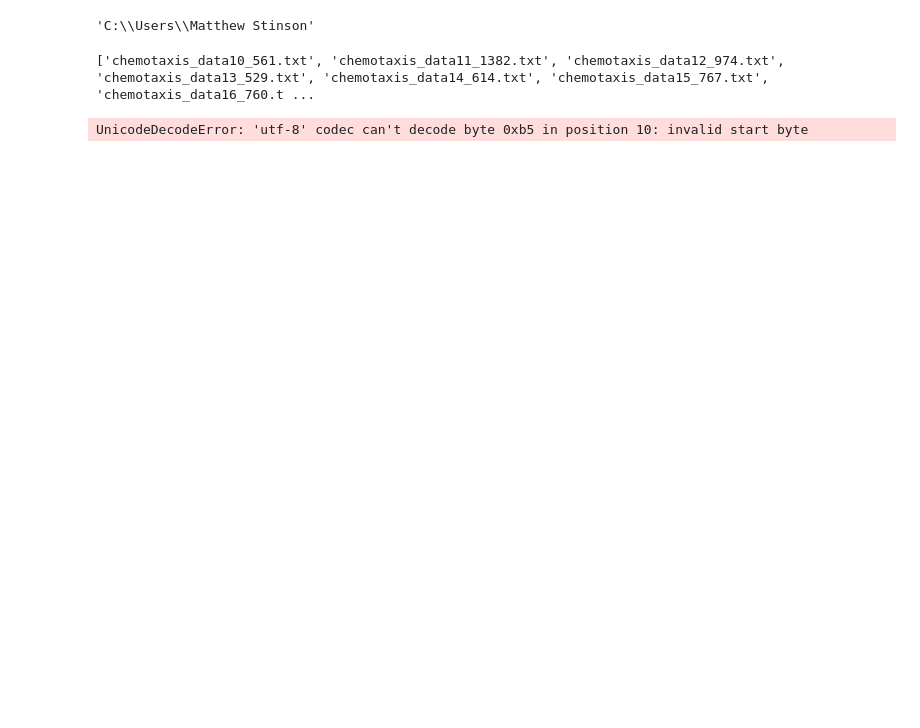
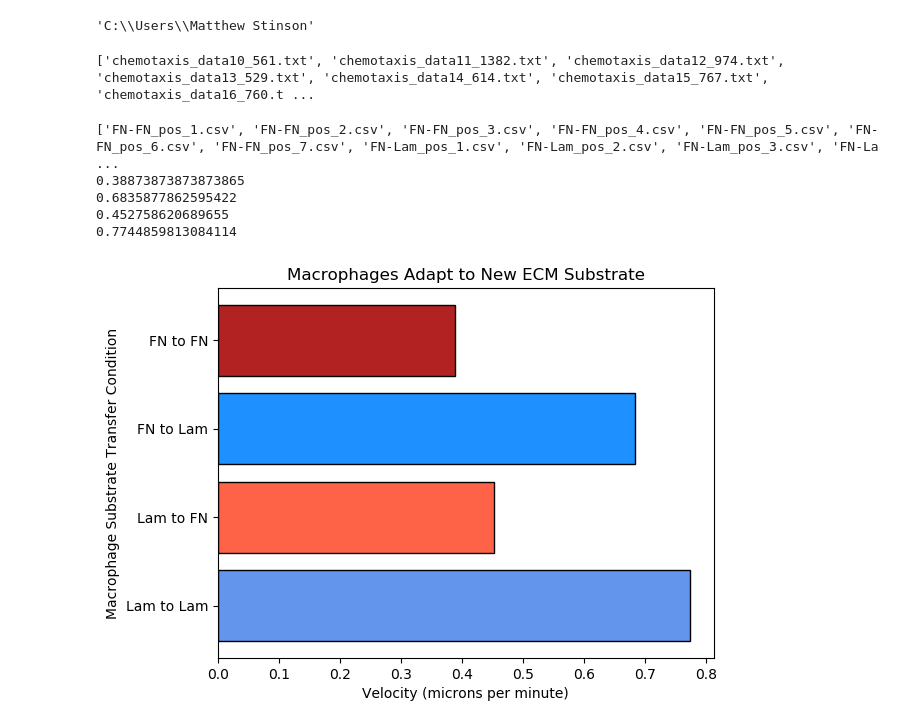
Before and after one commit to mattstinson/final-project, a Jupyter notebook: Macrophage Motility/Macrophage Motility/Macrophage-Motility-Graphing.ipynb, the cells around one changed output. Cells and saved outputs as stored; diff of their text form; code cells hidden in the pictures; blank space fills up the shorter version.

Commit message:
Final Project (Complete)

```diff
--- a/Macrophage Motility/Macrophage Motility/Macrophage-Motility-Graphing.ipynb
+++ b/Macrophage Motility/Macrophage Motility/Macrophage-Motility-Graphing.ipynb
@@ -25,21 +23,87 @@ print(os.listdir("C:\\Users\\Matthew Stinson\\Documents\\GitHub\\final-project\\
 # %% [output]
 ['chemotaxis_data10_561.txt', 'chemotaxis_data11_1382.txt', 'chemotaxis_data12_974.txt', 'chemotaxis_data13_529.txt', 'chemotaxis_data14_614.txt', 'chemotaxis_data15_767.txt', 'chemotaxis_data16_760.t ...
 # %%
+import matplotlib.pyplot as plt
+import seaborn as sns
 os.chdir("C:\\Users\\Matthew Stinson\\Documents\\GitHub\\final-project\\Macrophage Motility\\Macrophage Motility\\Calculated Values\\Graphing Data")
 pd.set_option("display.max_rows", None, "display.max_columns", None)
+FN_FN_dfs = []
+FN_Lam_dfs = []
+Lam_FN_dfs = []
+Lam_Lam_dfs = []
+print(os.listdir("C:\\Users\\Matthew Stinson\\Documents\\GitHub\\final-project\\Macrophage Motility\\Macrophage Motility\\Calculated Values\\Graphing Data"))
 for root,dirs,files in os.walk("C:\\Users\\Matthew Stinson\\Documents\\GitHub\\final-project\\Macrophage Motility\\Macrophage Motility\\Calculated Values\\Graphing Data"):
     for FN_FN in files:
         if FN_FN.startswith("FN-FN"):
-            column_1 = pd.concat(pd.read_csv(FN_FN))
+            FN_FN_dfs.append(pd.read_csv(FN_FN, encoding = 'unicode_escape'))
+            FN_FN_big_frame = pd.concat(FN_FN_dfs)
     for FN_Lam in files:
         if FN_Lam.startswith("FN-Lam"):
-            column_2 = pd.concat(pd.read_csv(FN_Lam))
+            FN_Lam_dfs.append(pd.read_csv(FN_Lam, encoding = 'unicode_escape'))
+            FN_Lam_big_frame = pd.concat(FN_Lam_dfs)
     for Lam_FN in files:
         if Lam_FN.startswith("Lam-FN"):
-            column_3 = pd.concat(pd.read_csv(Lam_FN))
+            Lam_FN_dfs.append(pd.read_csv(Lam_FN, encoding = 'unicode_escape'))
+            Lam_FN_big_frame = pd.concat(Lam_FN_dfs)
     for Lam_Lam in files:
-        if Lam-Lam.startswith("Lam-Lam"):
-            column_4 = pd.concat(pd.read_csv(Lam_lam))
-print(column_1)
+        if Lam_Lam.startswith("Lam-Lam"):
+            Lam_Lam_dfs.append(pd.read_csv(Lam_Lam, encoding = 'unicode_escape'))
+            Lam_Lam_big_frame = pd.concat(Lam_Lam_dfs)
+
+column1 = FN_FN_big_frame.iloc[:,1]
+column2 = FN_Lam_big_frame.iloc[:,1]
+column3 = Lam_FN_big_frame.iloc[:,1]
+column4 = Lam_Lam_big_frame.iloc[:,1]
+
+print(column1.mean())
+print(column2.mean())
+print(column3.mean())
+print(column4.mean())
+
+mean_graph_data = (column1.mean(),column2.mean(),column3.mean(),column4.mean())
+
+plt.rcdefaults()
+fig, ax = plt.subplots()
+
+conditions = ("FN to FN","FN to Lam","Lam to FN","Lam to Lam")
+y_pos = np.arange(len(conditions))
+ax.barh(y_pos,mean_graph_data, align = 'center', color=['firebrick','dodgerblue','tomato','cornflowerblue'], edgecolor="black")
+ax.set_yticks(y_pos)
+ax.set_yticklabels(conditions)
+ax.invert_yaxis()
+ax.set_xlabel('Velocity (microns per minute)')
+ax.set_ylabel('Macrophage Substrate Transfer Condition')
+ax.set_title('Macrophages Adapt to New ECM Substrate')
+plt.show()
+
+c1=pd.DataFrame(column1)
+c1=c1.rename(columns={"Velocity [µm/min]" : "FN to FN"})
+c2=pd.DataFrame(column2)
+c2=c2.rename(columns={"Velocity [µm/min]" : "FN to Lam"})
+c3=pd.DataFrame(column3)
+c3=c3.rename(columns={"Velocity [µm/min]" : "Lam to FN"})
+c4=pd.DataFrame(column4)
+c4=c4.rename(columns={"Velocity [µm/min]" : "Lam to Lam"})
+
+c1=c1.reset_index(drop = True)
+c2=c2.reset_index(drop = True)
+c3=c3.reset_index(drop = True)
+c4=c4.reset_index(drop = True)
+df=[c1,c2,c3,c4]
+
+violin_df=pd.concat(df,axis=1)
+
+fig,ax = plt.subplots()
+sns.violinplot(ax=ax, data=violin_df.iloc[:, 0:5])
+ax.set_title('Macrophages Adapt to New ECM Substrate')
+ax.set_ylabel('Velocity (microns per minute)')
+
+plt.subplots_adjust(bottom=0.15, wspace=0.05)
+plt.show()
 # %% [output]
-UnicodeDecodeError: 'utf-8' codec can't decode byte 0xb5 in position 10: invalid start byte
+['FN-FN_pos_1.csv', 'FN-FN_pos_2.csv', 'FN-FN_pos_3.csv', 'FN-FN_pos_4.csv', 'FN-FN_pos_5.csv', 'FN-FN_pos_6.csv', 'FN-FN_pos_7.csv', 'FN-Lam_pos_1.csv', 'FN-Lam_pos_2.csv', 'FN-Lam_pos_3.csv', 'FN-La ...
+0.38873873873873865
+0.6835877862595422
+0.452758620689655
+0.7744859813084114
+[figure, added]
```
Also changed, not shown: parts of 3 cells of this notebook, 28 other files.
